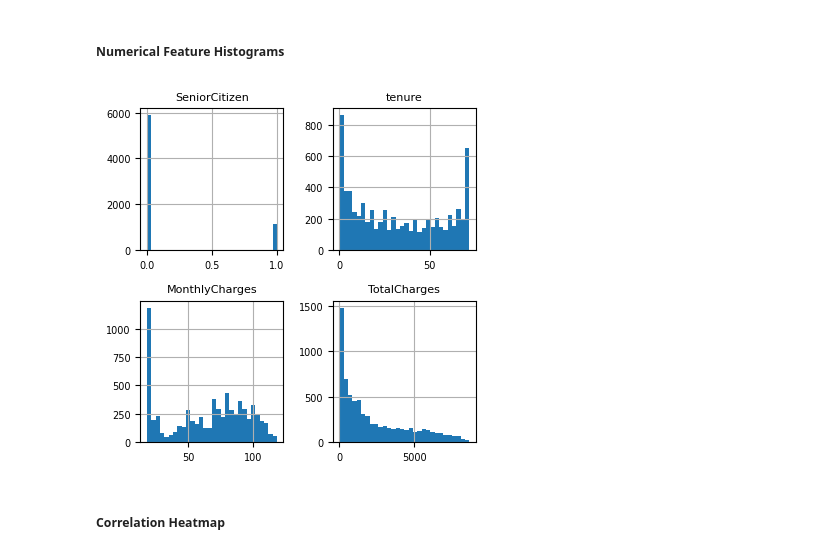
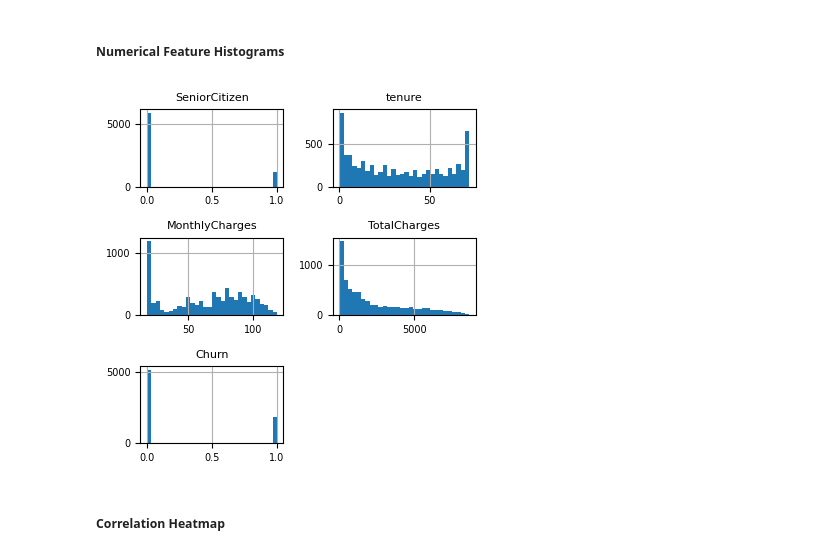
Before and after one commit to deanesh/customer-churn-prediction, a Jupyter notebook: eda-dashboards.ipynb, the cells around one changed output. Cells and saved outputs as stored; diff of their text form; code cells hidden in the pictures.

```diff
--- a/eda-dashboards.ipynb
+++ b/eda-dashboards.ipynb
@@ -45,14 +114,16 @@ df["Churn"].value_counts(normalize=True).plot(
 # %% [markdown]
 ##### **Numerical Feature Histograms**
 # %%
+# Numerical columns
+num_cols = df.select_dtypes(include=["int64", "float64"]).columns.tolist()
 axes = df[num_cols].hist(bins=30, figsize=(4, 4), xlabelsize=7, ylabelsize=7)
 # Loop through each subplot and set the title font size
 for ax in axes.flatten():
     ax.title.set_fontsize(8)  # change 10 to whatever size you prefer
 plt.tight_layout()
 plt.show()
 # %% [output]
-[figure, old version]
+[figure, new version]
 # %% [markdown]
 ##### **Correlation Heatmap**
 # %%
```
Also changed, not shown: parts of 3 cells of this notebook, 4 other files.
